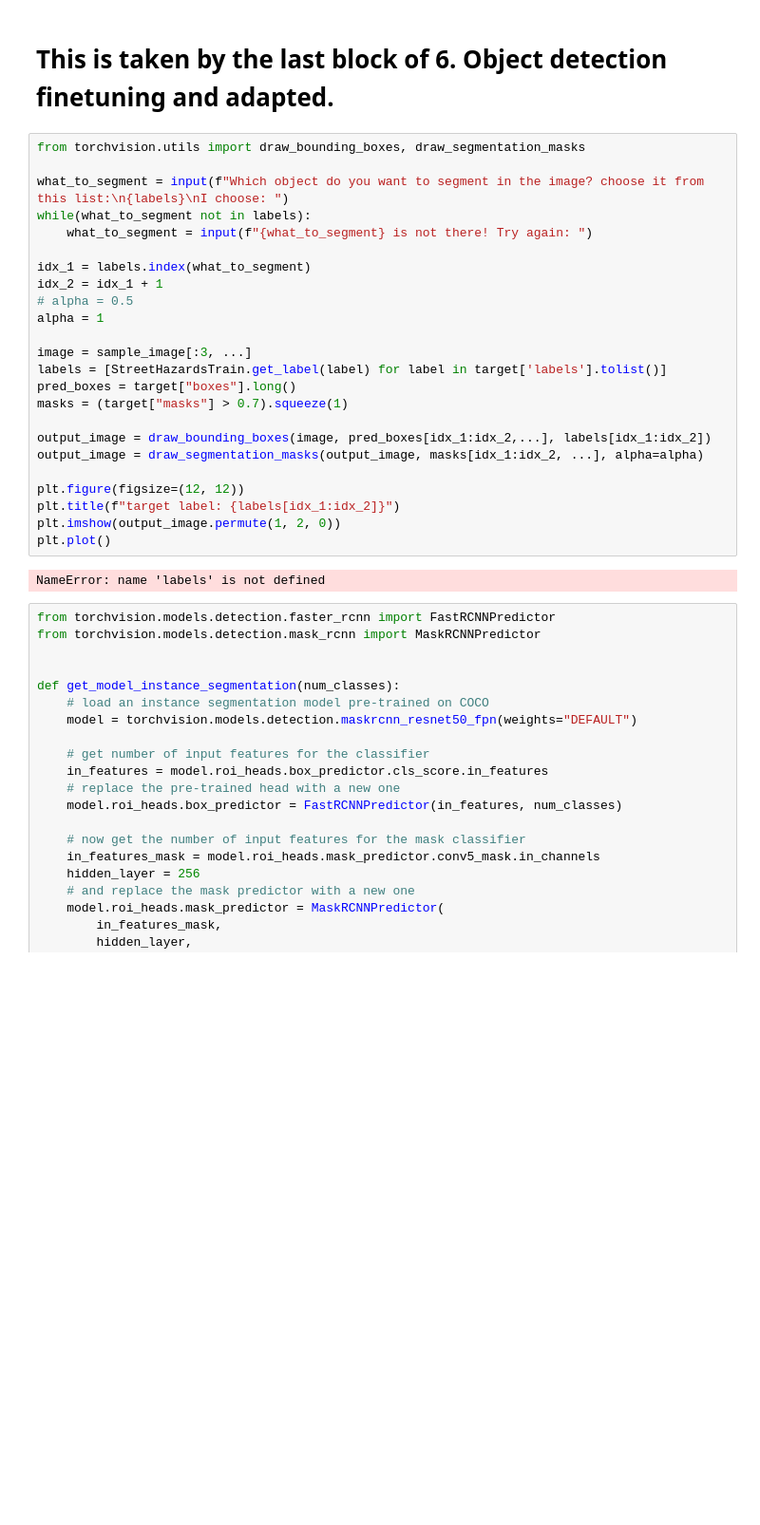
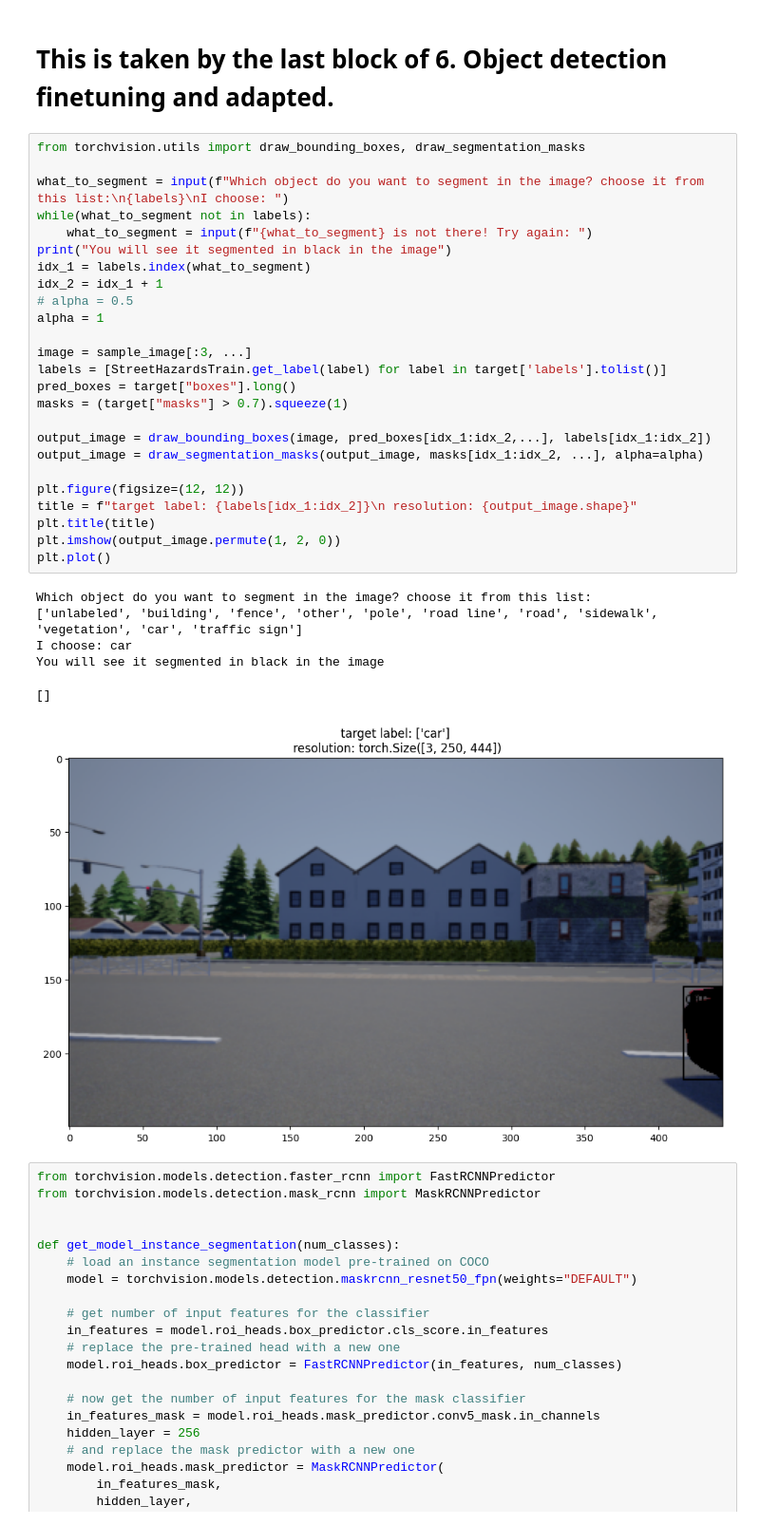
Before and after one commit to cico-rial/Open-Set-Semantic-Segmentation, a Jupyter notebook: main.ipynb, the cells around one changed output. Shown at 95% size. Drawn from its saved outputs; the diff is of its cells as text; blank space fills up the shorter version.

```diff
--- a/main.ipynb
+++ b/main.ipynb
@@ -332,29 +432,35 @@ ValueError: not enough values to unpack (expected 3, got 2)
 # %%
 from torchvision.utils import draw_bounding_boxes, draw_segmentation_masks
 
 what_to_segment = input(f"Which object do you want to segment in the image? choose it from this list:\n{labels}\nI choose: ")
 while(what_to_segment not in labels):
     what_to_segment = input(f"{what_to_segment} is not there! Try again: ")
-
+print("You will see it segmented in black in the image")
 idx_1 = labels.index(what_to_segment)
 idx_2 = idx_1 + 1
 # alpha = 0.5
 alpha = 1
 
 image = sample_image[:3, ...]
 labels = [StreetHazardsTrain.get_label(label) for label in target['labels'].tolist()]
 pred_boxes = target["boxes"].long()
 masks = (target["masks"] > 0.7).squeeze(1)
 
 output_image = draw_bounding_boxes(image, pred_boxes[idx_1:idx_2,...], labels[idx_1:idx_2])
 output_image = draw_segmentation_masks(output_image, masks[idx_1:idx_2, ...], alpha=alpha)
 
 plt.figure(figsize=(12, 12))
-plt.title(f"target label: {labels[idx_1:idx_2]}")
+title = f"target label: {labels[idx_1:idx_2]}\n resolution: {output_image.shape}"
+plt.title(title)
 plt.imshow(output_image.permute(1, 2, 0))
 plt.plot()
 # %% [output]
-NameError: name 'labels' is not defined
+Which object do you want to segment in the image? choose it from this list:
+['unlabeled', 'building', 'fence', 'other', 'pole', 'road line', 'road', 'sidewalk', 'vegetation', 'car', 'traffic sign']
+I choose: car
+You will see it segmented in black in the image
+[]
+[figure, added]
 # %%
 from torchvision.models.detection.faster_rcnn import FastRCNNPredictor
 from torchvision.models.detection.mask_rcnn import MaskRCNNPredictor
```
Also changed, not shown: parts of 19 cells of this notebook.
